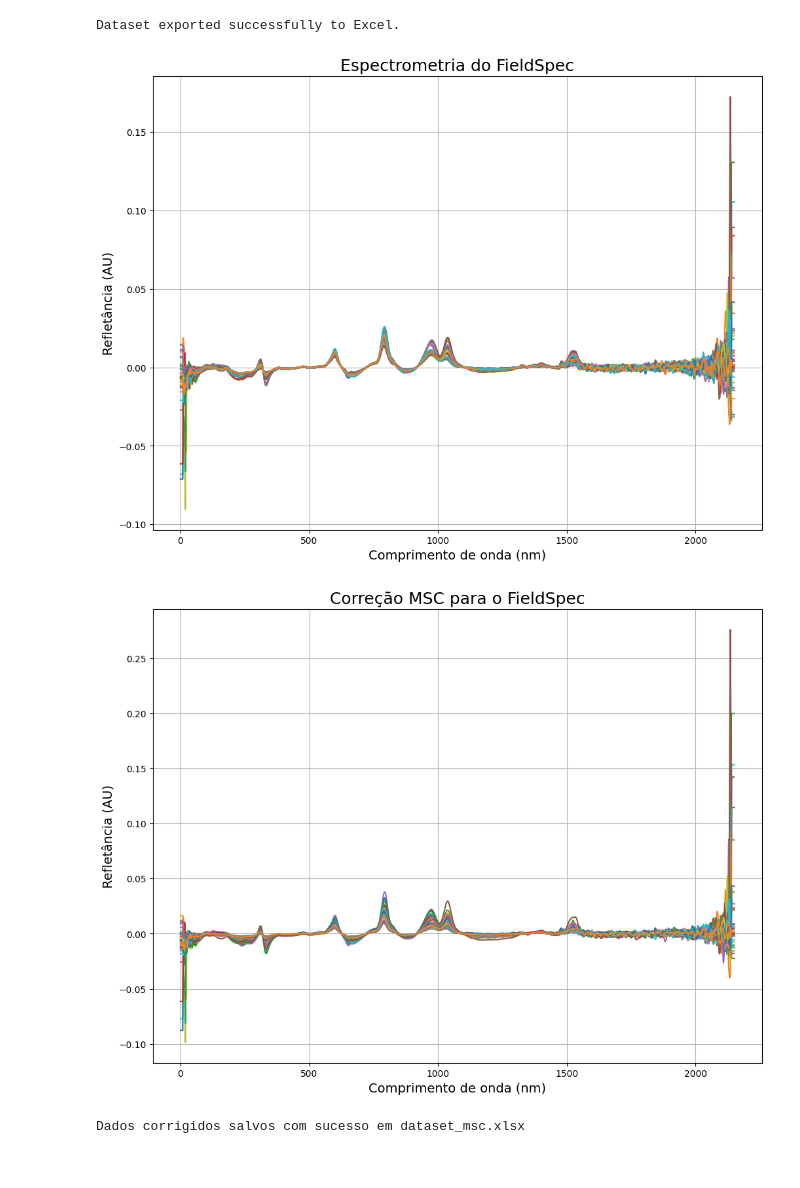
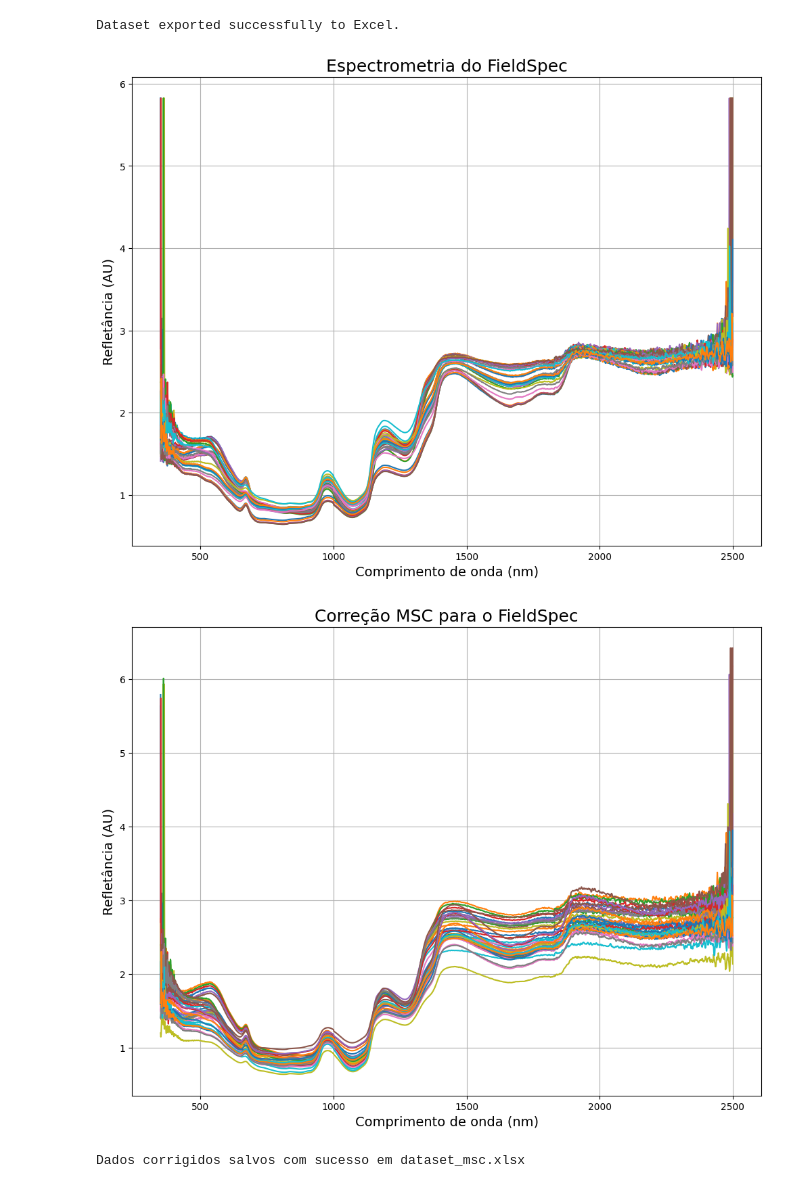
Before and after one commit to xndrxssx/field_spec_data_tests, a Jupyter notebook: field_spec_tanques_fermentacao.ipynb, the cells around one changed output. Drawn from its saved outputs; the diff is of its cells as text; code cells hidden in the pictures.

```diff
--- a/field_spec_tanques_fermentacao.ipynb
+++ b/field_spec_tanques_fermentacao.ipynb
@@ -158,12 +158,14 @@ Dataset exported successfully to Excel.
 # %%
 # Importando as funções MSC do módulo spectral_correction dentro do pacote pyspectra.transformers
 from pyspectra.transformers.spectral_correction import msc
+
+fs = fs_vars
 
 # Instanciando o objeto MSC_fs para aplicar a correção MSC
 MSC_fs = msc()
 
 # Aplicando a transformação de ajuste e transformação MSC aos dados 'df' e armazenando o resultado em 'data_msc_fs'
-data_msc_fs = MSC_fs.fit_transform(df)
+data_msc_fs = MSC_fs.fit_transform(fs_df_final)
 # %%
 # Obtém os rótulos das colunas do DataFrame data_msc_fs e converte para um array NumPy
 x_axis_fs = data_msc_fs.columns.to_numpy()
@@ -173,26 +175,26 @@ x_axis_fs = x_axis_fs.astype('int64')
 # %%
 # Define o tamanho da figura como 12x9 polegadas
 plt.figure(figsize=(12,9))
 
 # Plota os dados contidos no DataFrame df em relação aos valores do eixo x x_axis_fs
-plt.plot(x_axis_fs, df.T)
+plt.plot(x_axis_fs, fs_df_final.T)
 
 # Define o rótulo do eixo x como "Comprimento de onda (nm)" com tamanho de fonte 14
 plt.xlabel("Comprimento de onda (nm)", size=14)
 
 # Define o rótulo do eixo y como "Refletância (AU)" com tamanho de fonte 14
 plt.ylabel("Refletância (AU)", size=14)
 
 # Define o título do gráfico como "Espectrometria do FieldSpec" com tamanho de fonte 18
 plt.title("Espectrometria do FieldSpec", size=18)
 
 # Ativa a grade no gráfico
 plt.grid("on")
 
 # Exibe o gráfico
 plt.show()
 # %% [output]
-[figure, old version]
+[figure, new version]
 # %%
 # Define o tamanho da figura como 12x9 polegadas
 plt.figure(figsize=(12, 9))
@@ -216,7 +218,7 @@ plt.grid("on")
 # Exibe o gráfico
 plt.show()
 # %% [output]
-[figure, old version]
+[figure, new version]
 # %%
 # Defina o nome do arquivo onde deseja salvar os dados corrigidos
 filename = "dataset_msc.xlsx"
```
Also changed, not shown: parts of 5 cells of this notebook, 3 other files.
